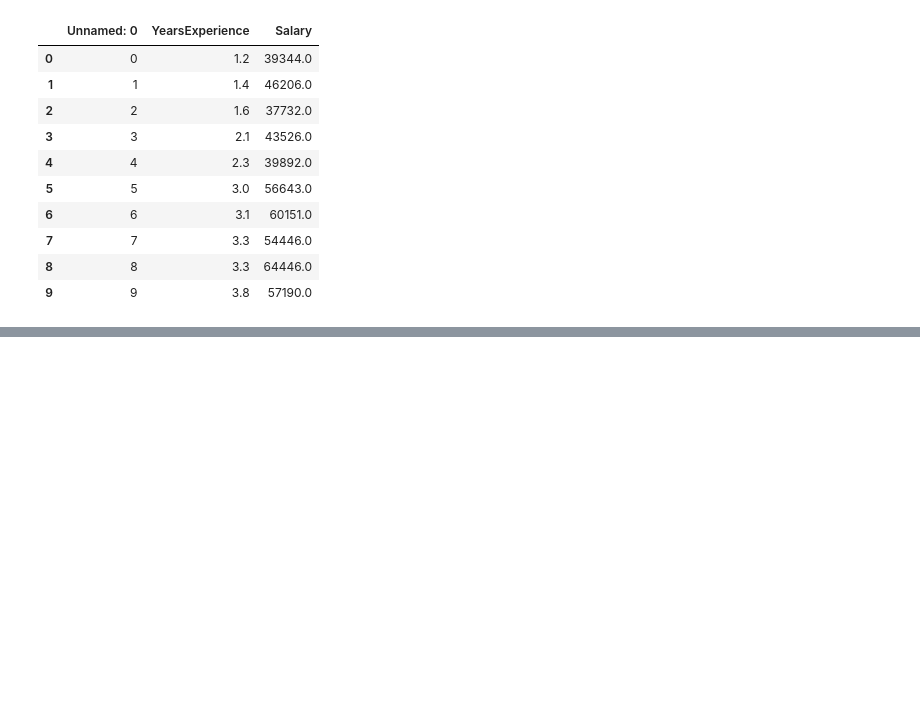
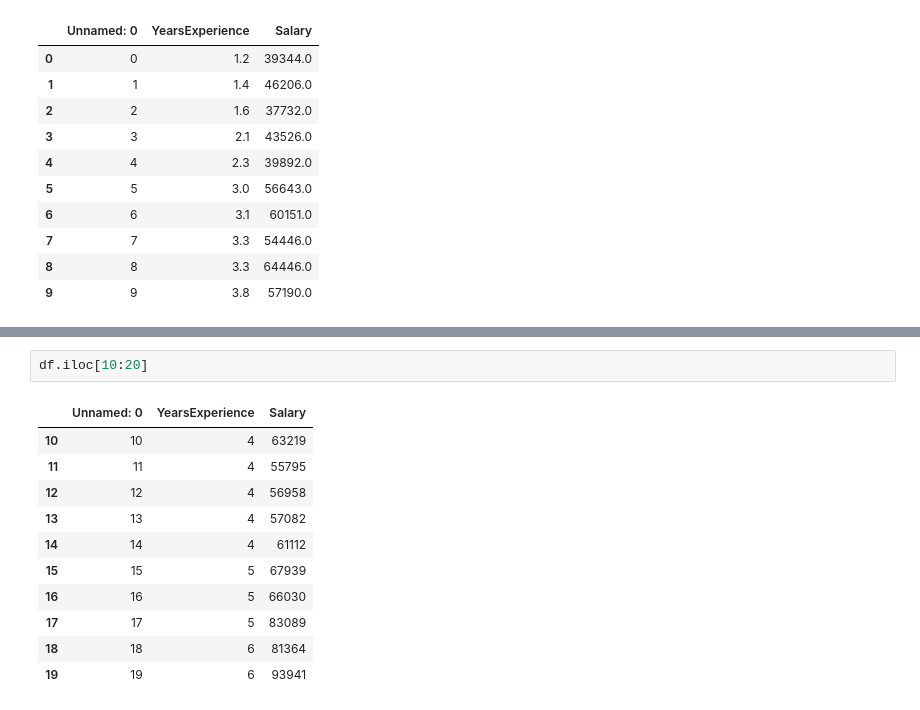
Before and after one commit to Gra0105/Salary-Linear-Regression, a Jupyter notebook: salaryLinearRegression.ipynb, the cells around one changed output, grey strips where cells are left out. Cells and saved outputs as stored; diff of their text form; blank space fills up the shorter version.

```diff
--- a/salaryLinearRegression.ipynb
+++ b/salaryLinearRegression.ipynb
@@ -18,0 +121,14 @@ df.head(10)
+# %%
+df.iloc[10:20]
+# %% [output]
+|  | Unnamed: 0 | YearsExperience | Salary |
+| 10 | 10 | 4 | 63219 |
+| 11 | 11 | 4 | 55795 |
+| 12 | 12 | 4 | 56958 |
+| 13 | 13 | 4 | 57082 |
+| 14 | 14 | 4 | 61112 |
+| 15 | 15 | 5 | 67939 |
+| 16 | 16 | 5 | 66030 |
+| 17 | 17 | 5 | 83089 |
+| 18 | 18 | 6 | 81364 |
+| 19 | 19 | 6 | 93941 |
```
Also changed, not shown: parts of 12 cells of this notebook.
